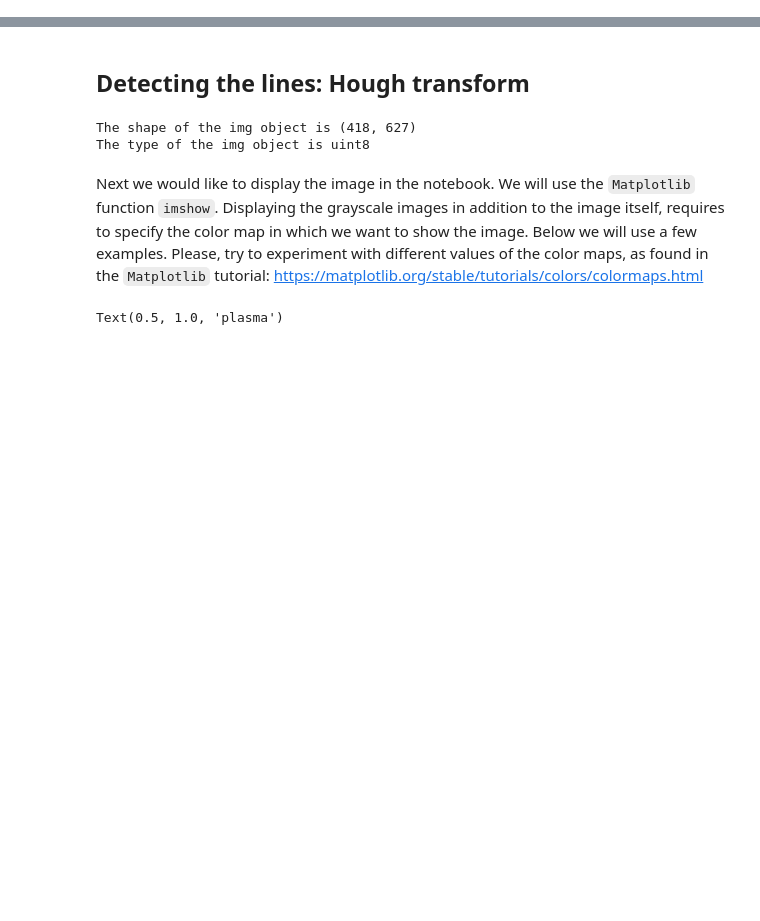
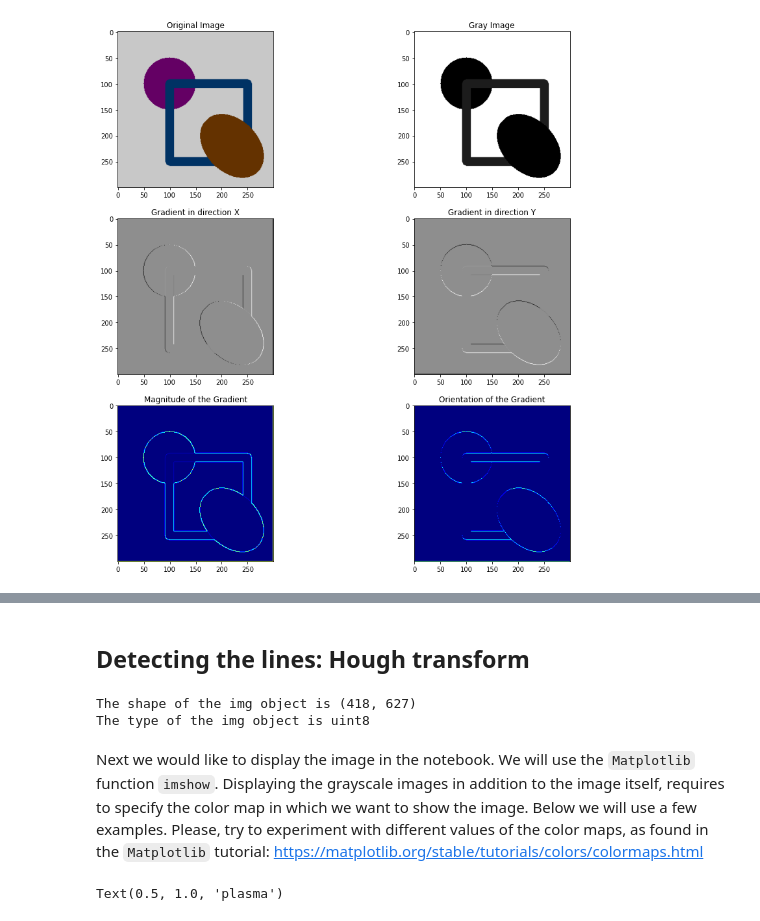
Before and after one commit to borislevant/python4cv, a Jupyter notebook: edges_canny_hough.ipynb, the cells around one changed output, grey strips where cells are left out. Saved outputs shown, nothing was run; the diff lists cells and outputs as text; code cells hidden in the pictures; blank space fills up the shorter version.

```diff
--- a/edges_canny_hough.ipynb
+++ b/edges_canny_hough.ipynb
@@ -94,0 +62,29 @@ plt.show()
+# %%
+def gradient_simple(img):
+    img_gray = cv2.cvtColor(img, cv2.COLOR_BGR2GRAY)
+    grad_x = np.diff(img_gray, axis=1, append=0)
+    grad_y = np.diff(img_gray, axis=0, append=0)
+    grad = np.sqrt(grad_x**2 + grad_y**2)
+    grad_orient = np.arctan2(grad_y, grad_x) * (180 / np.pi) % 180
+    return img_gray, grad_x, grad_y, grad, grad_orient
+
+def show_gradients(img, img_gray, grad_x, grad_y, grad, grad_orient):
+    fig, ax = plt.subplots(nrows=3, ncols=2, figsize=(15, 15))
+    ax[0, 0].imshow(img)
+    ax[0, 0].set_title('Original Image')
+    ax[0, 1].imshow(img_gray, cmap='gray')
+    ax[0, 1].set_title('Gray Image')
+    ax[1, 0].imshow(grad_x, cmap='gray')
+    ax[1, 0].set_title('Gradient in direction X')
+    ax[1, 1].imshow(grad_y, cmap='gray')
+    ax[1, 1].set_title('Gradient in direction Y')
+    ax[2, 0].imshow(grad, cmap='jet')
+    ax[2, 0].set_title('Magnitude of the Gradient')
+    ax[2, 1].imshow(grad_orient, cmap='jet')
+    ax[2, 1].set_title('Orientation of the Gradient')
+    plt.show()
+# %%
+img_gray, grad_x, grad_y, grad, grad_orient = gradient_simple(img_rect)
+show_gradients(img_rect, img_gray, grad_x, grad_y, grad, grad_orient)
+# %% [output]
+[figure, added]
```
Also changed, not shown: parts of 20 cells of this notebook.
